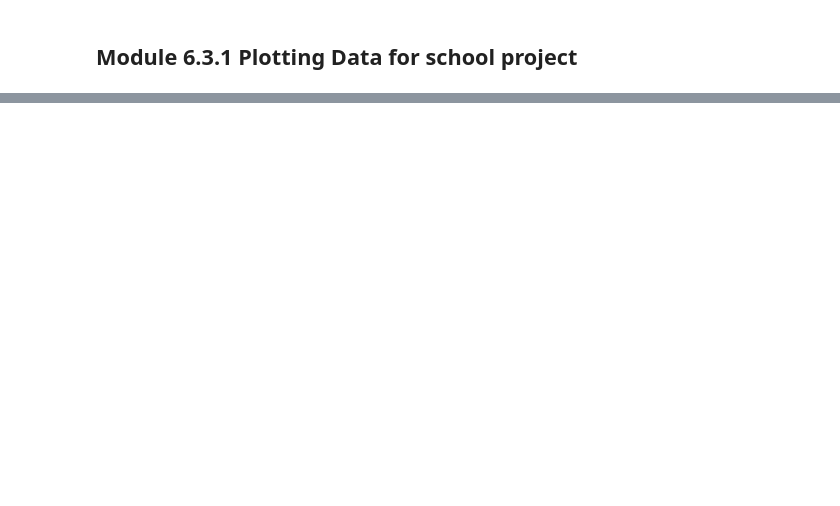
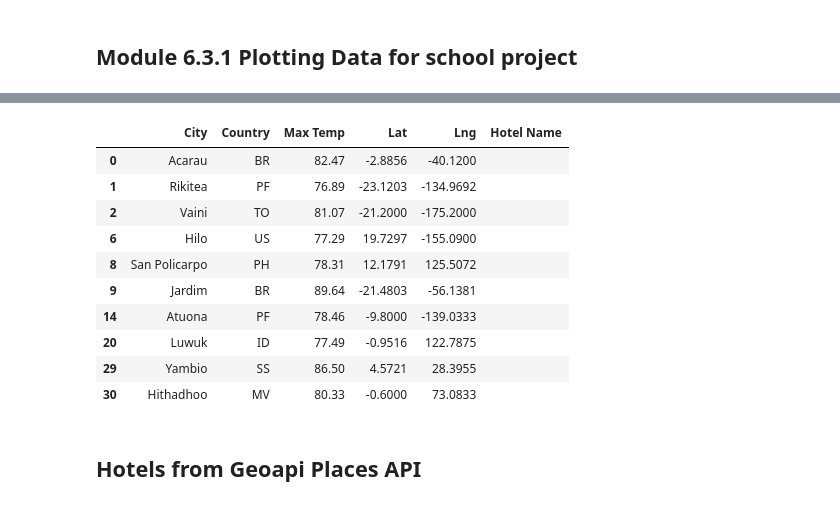
Before and after one commit to SusanFair/World_Weather_Analysis, a Jupyter notebook: WeatherPy.ipynb, the cells around one changed output, grey strips where cells are left out. Saved outputs shown, nothing was run; the diff lists cells and outputs as text; code cells hidden in the pictures; blank space fills up the shorter version.

```diff
--- a/WeatherPy.ipynb
+++ b/WeatherPy.ipynb
@@ -474,0 +645,19 @@ plot_linear_regression(x_values, y_values,
+# %%
+# Create dataframe called hotel_df to stor hotel names along with city, country, max temp, and coordinates
+hotel_df = preferred_cities_df[["City", "Country", "Max Temp", "Lat", "Lng"]].copy()
+hotel_df["Hotel Name"] = ""
+hotel_df.head(10)
+# %% [output]
+|  | City | Country | Max Temp | Lat | Lng | Hotel Name |
+| 0 | Acarau | BR | 82.47 | -2.8856 | -40.1200 |  |
+| 1 | Rikitea | PF | 76.89 | -23.1203 | -134.9692 |  |
+| 2 | Vaini | TO | 81.07 | -21.2000 | -175.2000 |  |
+| 6 | Hilo | US | 77.29 | 19.7297 | -155.0900 |  |
+| 8 | San Policarpo | PH | 78.31 | 12.1791 | 125.5072 |  |
+| 9 | Jardim | BR | 89.64 | -21.4803 | -56.1381 |  |
+| 14 | Atuona | PF | 78.46 | -9.8000 | -139.0333 |  |
+| 20 | Luwuk | ID | 77.49 | -0.9516 | 122.7875 |  |
+| 29 | Yambio | SS | 86.50 | 4.5721 | 28.3955 |  |
+| 30 | Hithadhoo | MV | 80.33 | -0.6000 | 73.0833 |  |
+# %% [markdown]
+## Hotels from Geoapi Places API
```
Also changed, not shown: parts of 53 cells of this notebook, 8 other files.
